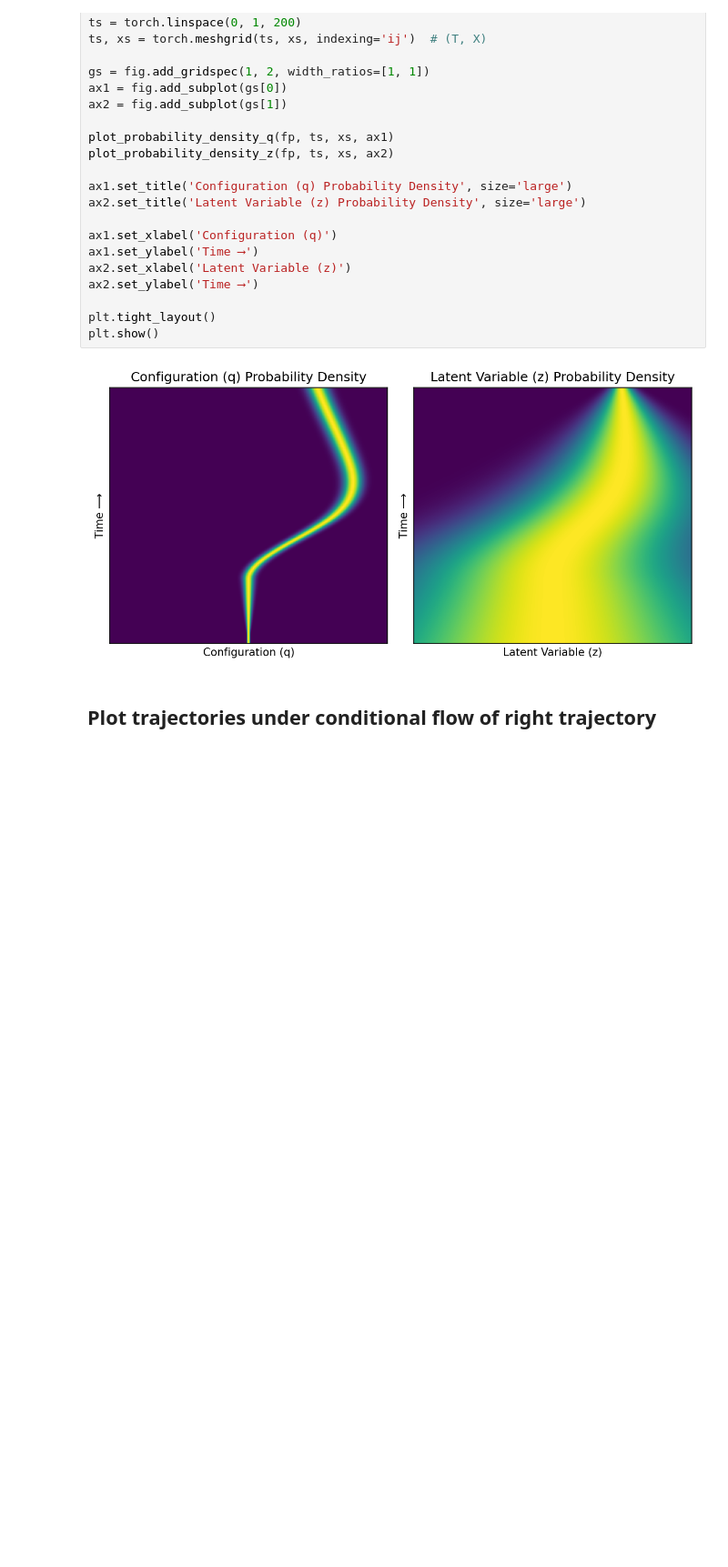
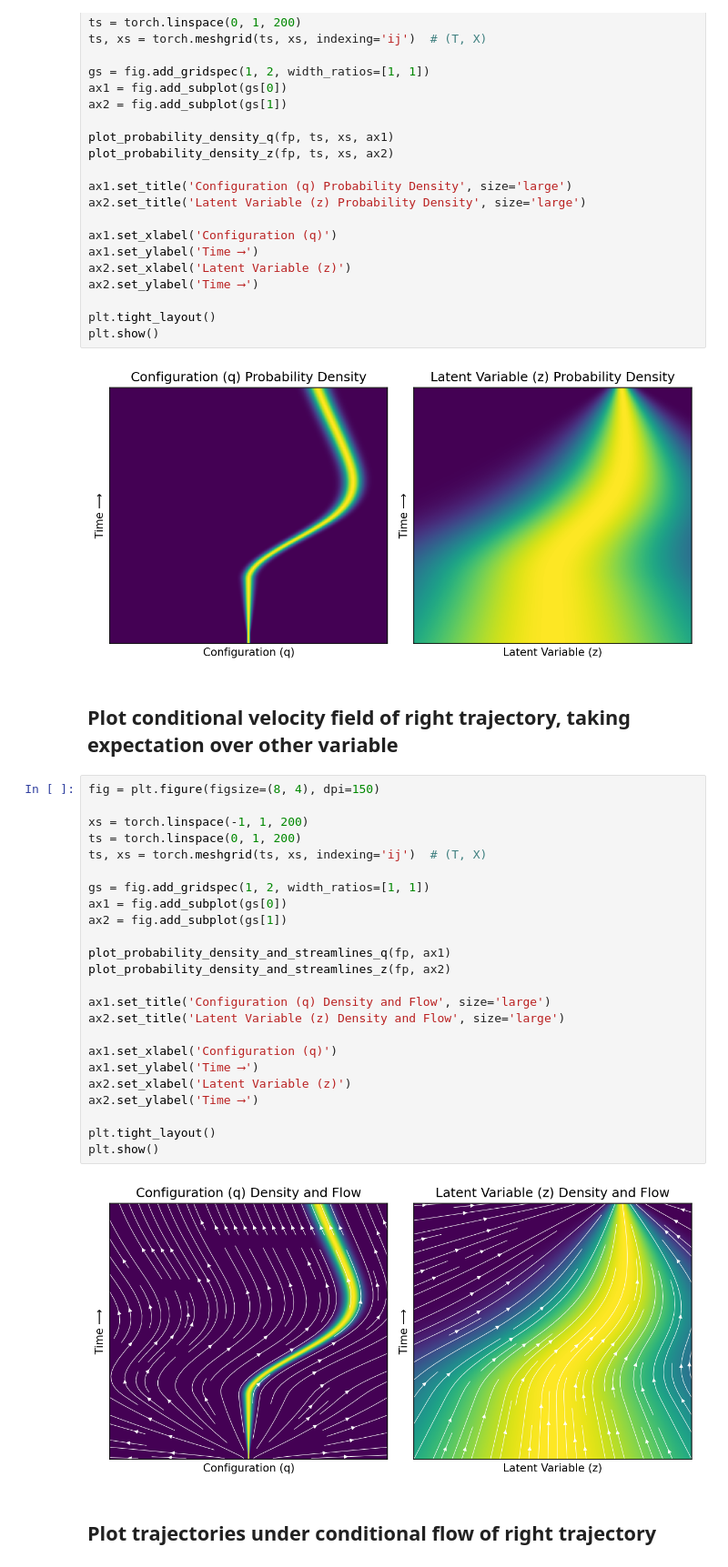
Before and after one commit to siddancha/streaming-flow-policy, a Jupyter notebook: streaming_flow_policy/toy/notebooks/stochastic/stabilizing/wine-glass-demos.ipynb, the cells around one changed output. Shown at 91% size. Saved outputs shown, nothing was run; the diff lists cells and outputs as text; blank space fills up the shorter version.

Commit message:
FInish notebook: visualize expected velocity field!

```diff
--- a/streaming_flow_policy/toy/notebooks/stochastic/stabilizing/wine-glass-demos.ipynb
+++ b/streaming_flow_policy/toy/notebooks/stochastic/stabilizing/wine-glass-demos.ipynb
@@ -201,6 +203,34 @@ plt.tight_layout()
 plt.show()
 # %% [output]
 [figure]
+# %% [markdown]
+## Plot conditional velocity field of right trajectory, taking expectation over other variable
+# %%
+fig = plt.figure(figsize=(8, 4), dpi=150)
+
+xs = torch.linspace(-1, 1, 200)
+ts = torch.linspace(0, 1, 200)
+ts, xs = torch.meshgrid(ts, xs, indexing='ij')  # (T, X)
+
+gs = fig.add_gridspec(1, 2, width_ratios=[1, 1])
+ax1 = fig.add_subplot(gs[0])
+ax2 = fig.add_subplot(gs[1])
+
+plot_probability_density_and_streamlines_q(fp, ax1)
+plot_probability_density_and_streamlines_z(fp, ax2)
+
+ax1.set_title('Configuration (q) Density and Flow', size='large')
+ax2.set_title('Latent Variable (z) Density and Flow', size='large')
+
+ax1.set_xlabel('Configuration (q)')
+ax1.set_ylabel('Time ⟶')
+ax2.set_xlabel('Latent Variable (z)')
+ax2.set_ylabel('Time ⟶')
+
+plt.tight_layout()
+plt.show()
+# %% [output]
+[figure, added]
 # %% [markdown]
 ## Plot trajectories under conditional flow of right trajectory
 # %%
```
Also changed, not shown: parts of 3 cells of this notebook, 2 other files.
